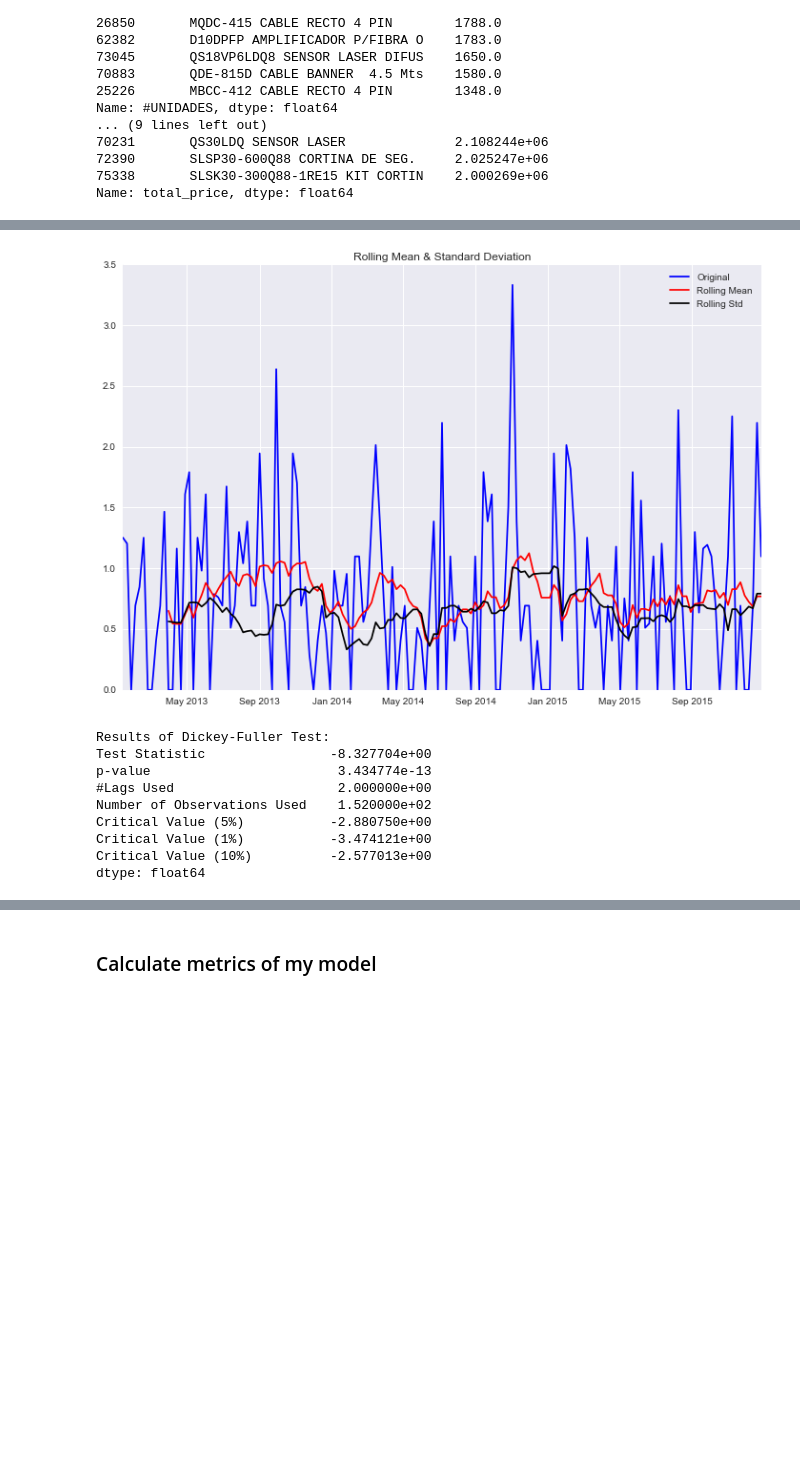
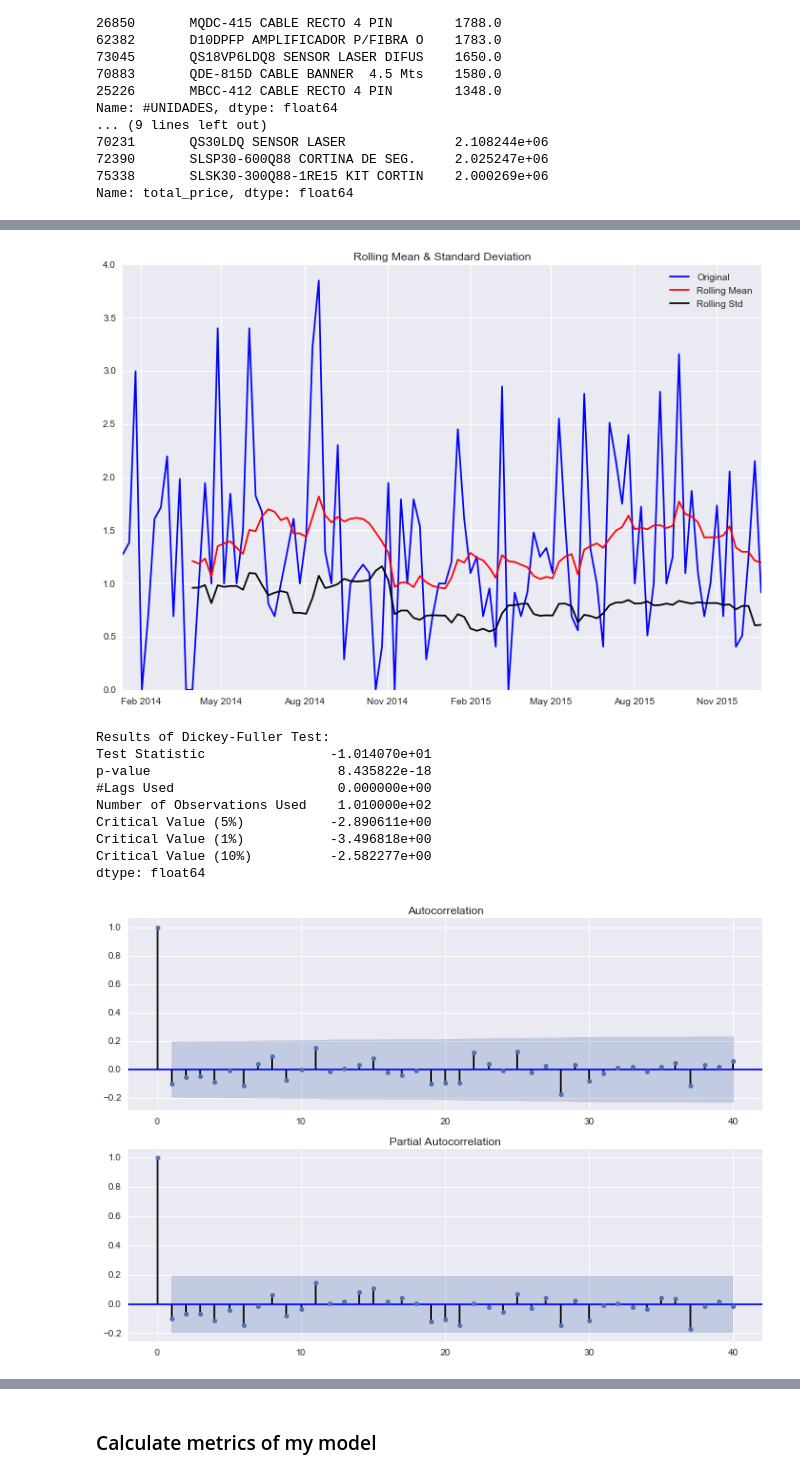
Before and after one commit to Grimi94/inventory-prediction, a Jupyter notebook: Trend Analysis.ipynb, the cells around one changed output, grey strips where cells are left out. Cells and saved outputs as stored; diff of their text form; code cells hidden in the pictures; blank space fills up the shorter version.

```diff
--- a/Trend Analysis.ipynb
+++ b/Trend Analysis.ipynb
@@ -130,8 +130,8 @@ from statsmodels.tsa.stattools import adfuller
 ts = df.set_index("FECHA")[["#UNIDADES", "IDPRODUCTO", "total_price"]]
 units_ts = ts[["#UNIDADES", "IDPRODUCTO"]]
 test_ts = None
-for prod_id, product in top_p_q.index[1:2]:
-    d_range_s = "2013"
+for prod_id, product in top_p_q.index[0:1]:
+    d_range_s = "2014"
     d_range_e = "2016"
     resample = "W"
     new_ts = units_ts[units_ts["IDPRODUCTO"] == prod_id]["#UNIDADES"]
@@ -172,17 +172,19 @@ def test_stationarity(timeseries):
         dfoutput['Critical Value (%s)'%key] = value
     print dfoutput
 # %%
-test_stationarity(test_ts.fillna(0))
+test_stationarity(test_ts.fillna(1))
+plot_acf_pacf(test_ts.fillna(0), 40)
 # %% [output]
-[figure, old version]
+[figure, new version]
 Results of Dickey-Fuller Test:
-Test Statistic                -8.327704e+00
-p-value                        3.434774e-13
-#Lags Used                     2.000000e+00
-Number of Observations Used    1.520000e+02
-Critical Value (5%)           -2.880750e+00
-Critical Value (1%)           -3.474121e+00
-Critical Value (10%)          -2.577013e+00
+Test Statistic                -1.014070e+01
+p-value                        8.435822e-18
+#Lags Used                     0.000000e+00
+Number of Observations Used    1.010000e+02
+Critical Value (5%)           -2.890611e+00
+Critical Value (1%)           -3.496818e+00
+Critical Value (10%)          -2.582277e+00
 dtype: float64
+[figure, added]
 # %%
 first_difference = test_ts - test_ts.shift(1)
```
Also changed, not shown: parts of 9 cells of this notebook.
